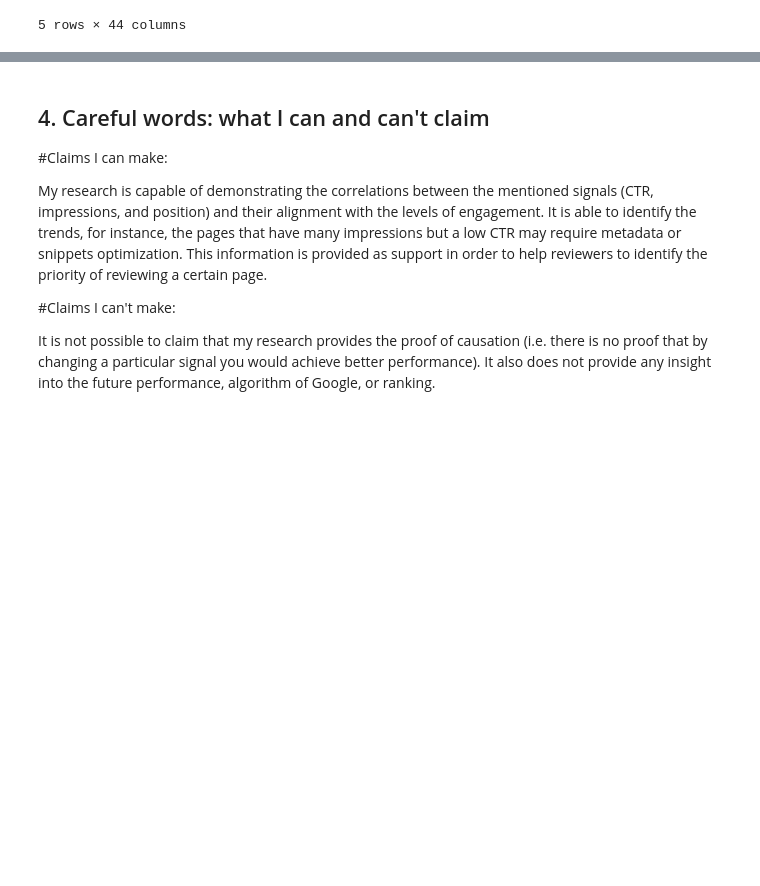
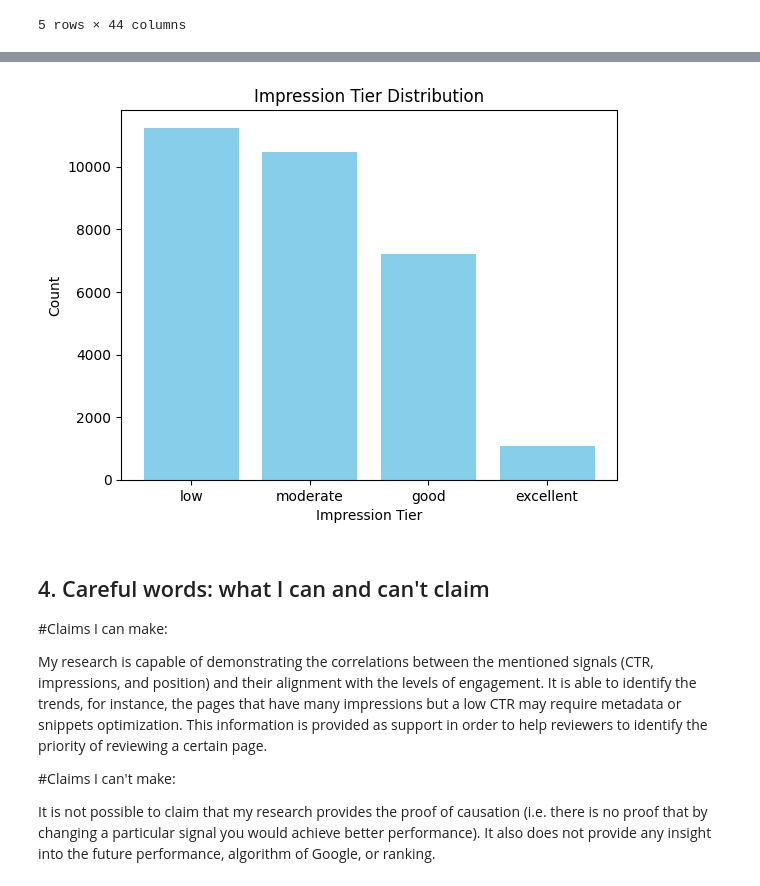
Before and after one commit to SULAIMAN-5-AHMED/FlyRankWeek1, a Jupyter notebook: work/notebooks/w01_research_question.ipynb, the cells around one changed output, grey strips where cells are left out. Cells and saved outputs as stored; diff of their text form; code cells hidden in the pictures; blank space fills up the shorter version.

```diff
--- a/work/notebooks/w01_research_question.ipynb
+++ b/work/notebooks/w01_research_question.ipynb
@@ -93,6 +87,16 @@ df_filtered.head(10)
 | 7 | 0.06 | 1724 | 636 | 632 | moderate | page_3_5 |
 | 8 | 0.09 | 32574 | 5696 | 13828 | excellent | page_3_5 |
 | 9 | 0.16 | 1240 | 252 | 356 | moderate | page_1 |
+# %%
+import matplotlib.pyplot as plt
+impression_counts = df_filtered['impression_tier'].value_counts()
+plt.bar(impression_counts.index, impression_counts.values, color='skyblue')
+plt.title("Impression Tier Distribution")
+plt.xlabel("Impression Tier")
+plt.ylabel("Count")
+plt.show()
+# %% [output]
+[figure, added]
 # %% [markdown]
 ## 4. Careful words: what I can and can't claim
 
```
Also changed, not shown: parts of 2 cells of this notebook.
